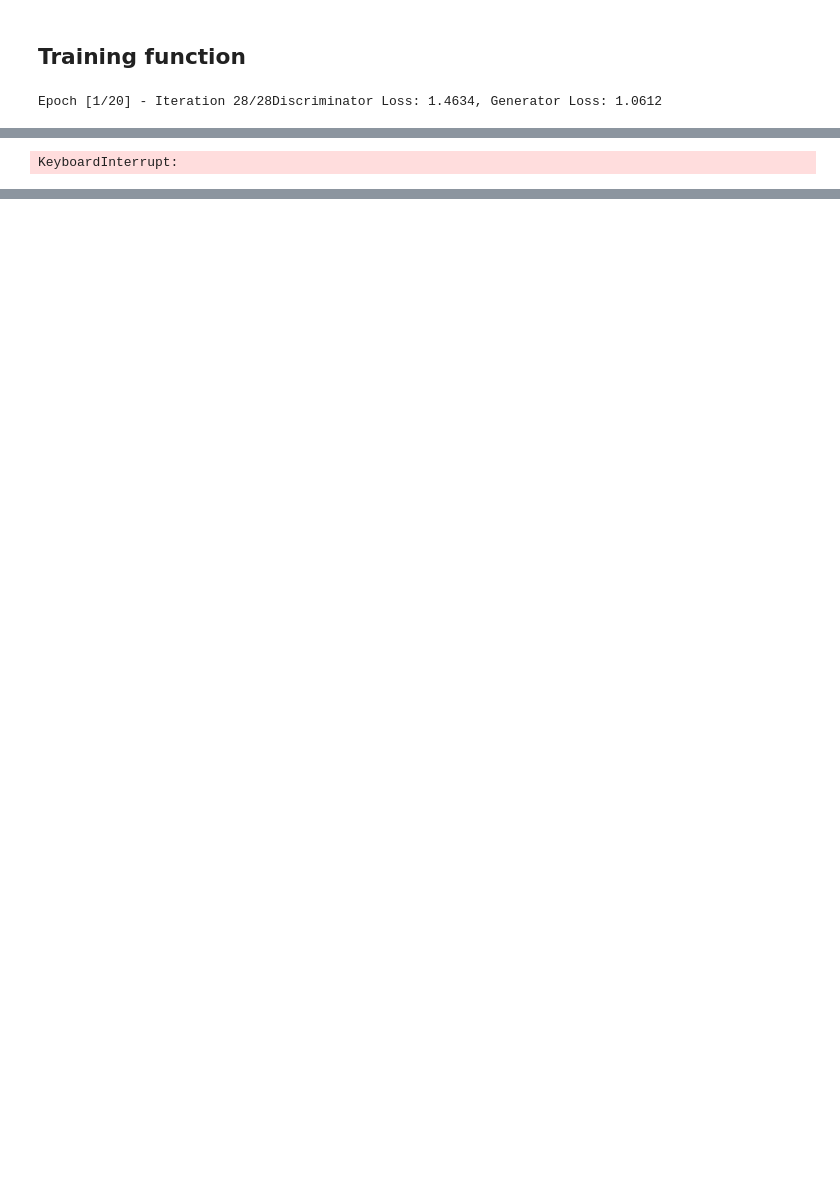
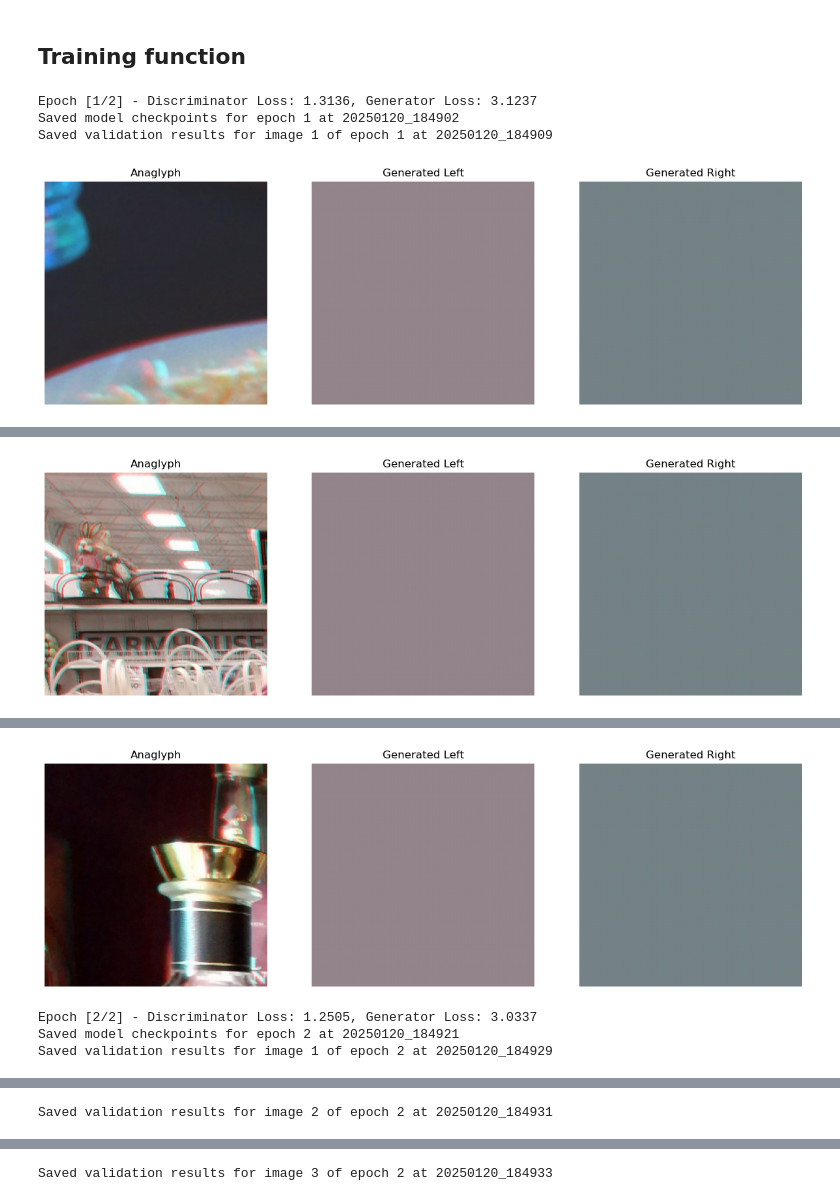
Before and after one commit to r-grun/stereo-recreation-from-anaglyphs, a Jupyter notebook: image_colorization/recreate_anaglyphs.ipynb, the cells around one changed output, grey strips where cells are left out. Saved outputs shown, nothing was run; the diff lists cells and outputs as text; code cells hidden in the pictures; blank space fills up the shorter version.

Commit message:
Add timestamp and storage

```diff
--- a/image_colorization/recreate_anaglyphs.ipynb
+++ b/image_colorization/recreate_anaglyphs.ipynb
@@ -111,17 +127,15 @@ def validate_model(generator, validation_dl, device, results_save_path, epoch):
 
     generator.train()  # Return to training mode
 # %%
-def train_gan(generator, discriminator, dataloader, num_epochs, device, lr, beta1):
+def train_gan(generator, discriminator, dataloader, num_epochs, device, test_run=False):
 
     # Move models to device
     generator.to(device)
     discriminator.to(device)
 
     # Optimizers
-    optimizer_G = Adam(generator.parameters(), lr=lr, betas=(beta1, 0.999))
-    optimizer_D = Adam(discriminator.parameters(), lr=lr, betas=(beta1, 0.999))
-
-    i = 0
+    optimizer_G = Adam(generator.parameters(), lr=c.ADAM_LR, betas=(c.ADAM_BETA1, 0.999))
+    optimizer_D = Adam(discriminator.parameters(), lr=c.ADAM_LR, betas=(c.ADAM_BETA1, 0.999))
 
     # Training loop
     for epoch in range(num_epochs):
@@ -181,14 +195,26 @@ def train_gan(generator, discriminator, dataloader, num_epochs, device, lr, beta
               f"Discriminator Loss: {d_loss_epoch/len(dataloader):.4f}, "
               f"Generator Loss: {g_loss_epoch/len(dataloader):.4f}")
 
+        # Generate timestamp
+        timestamp = datetime.datetime.now().strftime("%Y%m%d_%H%M%S")
+
         # Save model checkpoints
-        torch.save(generator.state_dict(), os.path.join(c.TEMP_MODEL_PATH, f"generator_epoch_{epoch+1}.pth"))
-        torch.save(discriminator.state_dict(), os.path.join(c.TEMP_MODEL_PATH, f"discriminator_epoch_{epoch+1}.pth"))
-        print(f"Saved model checkpoints for epoch {epoch+1}")
+        torch.save(generator.state_dict(), os.path.join(c.MODEL_PATH if not test_run else c.TEST_MODEL_PATH, f"generator_epoch_{epoch+1}_{timestamp}.pth"))
+        torch.save(discriminator.state_dict(), os.path.join(c.MODEL_PATH if not test_run else c.TEST_MODEL_PATH, f"discriminator_epoch_{epoch+1}_{timestamp}.pth"))
+        print(f"Saved model checkpoints for epoch {epoch+1} at {timestamp}")
 
         # Validate with a few images
-        validate_model(generator, val_dl, device, c.RESULTS_SAVE_PATH, epoch)
+        validate_model(generator, val_dl, device, c.RESULTS_PATH if not test_run else c.TEST_RESULTS_PATH, epoch)
+
+    print("Training complete. Have fun with the results :)")
 # %%
-train_gan(generator, discriminator, train_dl, num_epochs, device, adam_lr, adam_beta1)
+# Test run to see if everything is working
+
+single_item_dl = make_dataloaders(path_anaglyph=c.TRAIN_ANAGLYPH_FILE, path_left=c.TRAIN_LEFT_FILE, path_right=c.TRAIN_RIGHT_FILE, files_limit=1)
+
+train_gan(generator, discriminator, single_item_dl, 2, device, test_run=True)
 # %% [output]
-Epoch [1/20] - Iteration 28/28Discriminator Loss: 1.4634, Generator Loss: 1.0612
+Epoch [1/2] - Discriminator Loss: 1.3136, Generator Loss: 3.1237
+Saved model checkpoints for epoch 1 at 20250120_184902
+Saved validation results for image 1 of epoch 1 at 20250120_184909
+[figure, added]
@@ -195,0 +222 @@ Epoch [2/20] - Iteration 28/28Discriminator Loss: 1.0071, Generator Loss: 1.2166
+[figure, added]
@@ -197 +224,4 @@ Epoch [3/20] - Iteration 28/28Discriminator Loss: 1.2225, Generator Loss: 1.3374
+[figure, added]
-KeyboardInterrupt:
+Epoch [2/2] - Discriminator Loss: 1.2505, Generator Loss: 3.0337
+Saved model checkpoints for epoch 2 at 20250120_184921
+Saved validation results for image 1 of epoch 2 at 20250120_184929
@@ -197,0 +229 @@ KeyboardInterrupt:
+Saved validation results for image 2 of epoch 2 at 20250120_184931
@@ -197,0 +231 @@ KeyboardInterrupt:
+Saved validation results for image 3 of epoch 2 at 20250120_184933
```
Also changed, not shown: parts of 6 cells of this notebook, 6 other files.
